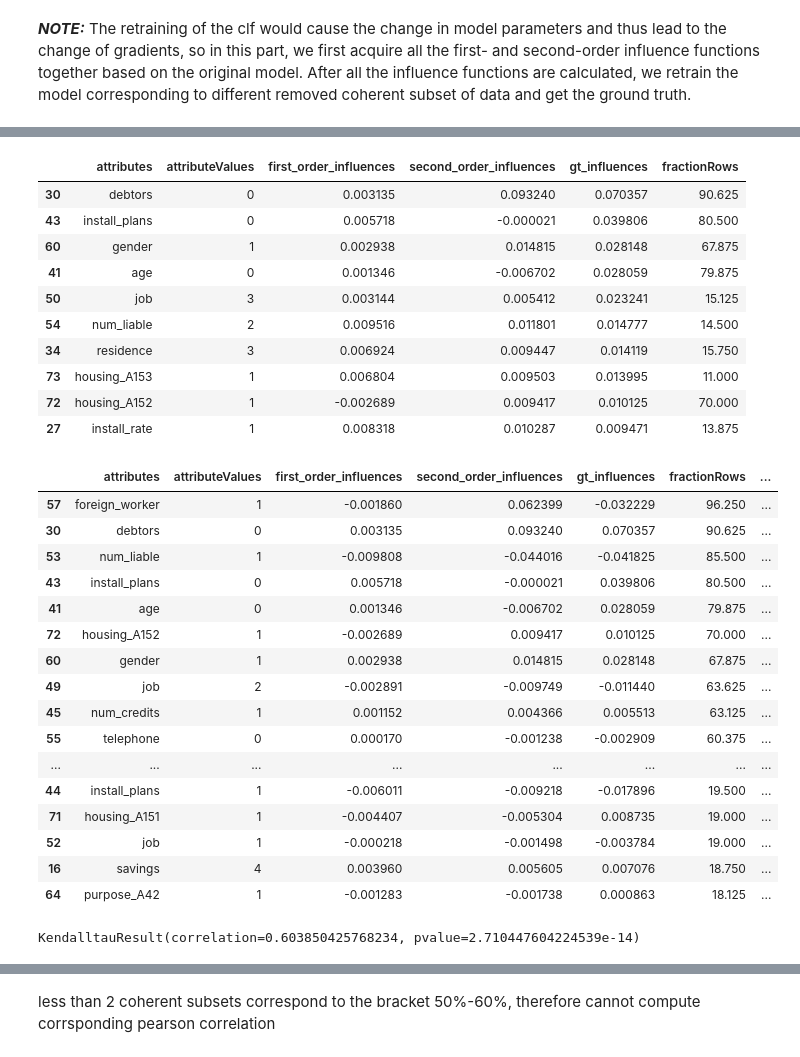
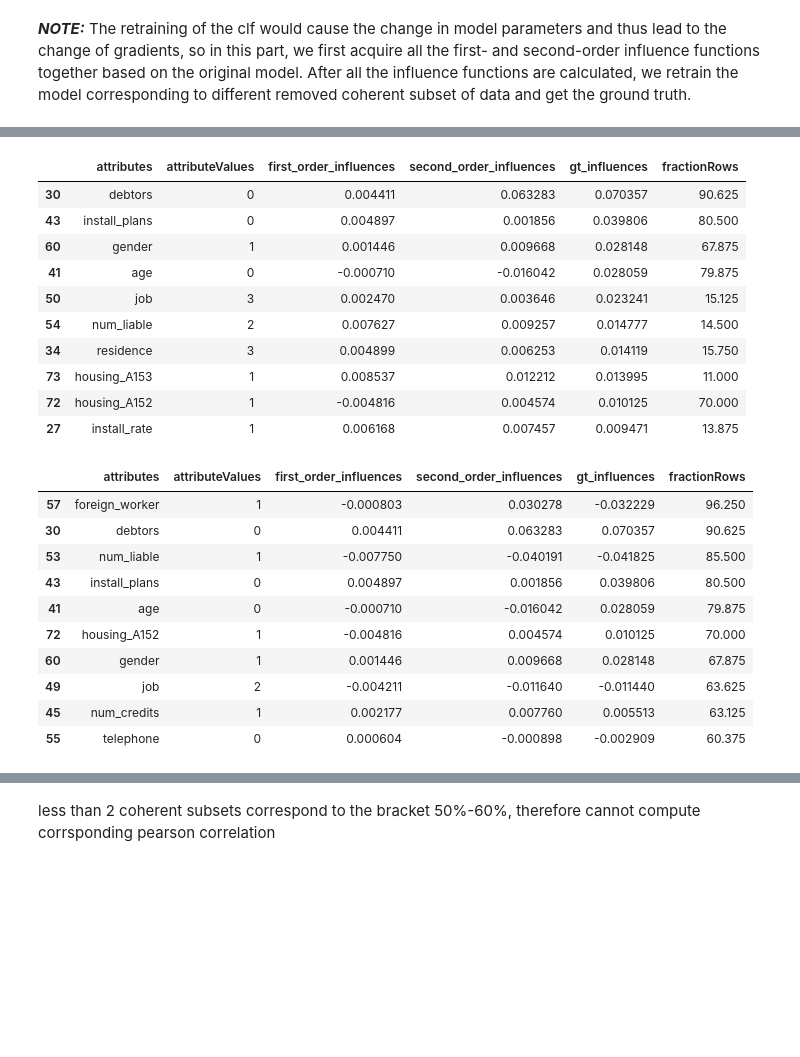
Before and after one commit to romilapradhan/gopher, a Jupyter notebook: Integration/if_predicates.ipynb, the cells around one changed output, grey strips where cells are left out. Drawn from its saved outputs; the diff is of its cells as text; code cells hidden in the pictures; blank space fills up the shorter version.

```diff
--- a/Integration/if_predicates.ipynb
+++ b/Integration/if_predicates.ipynb
@@ -98,7 +98,7 @@ def computeAccuracy(y_true, y_pred):
 def del_L_del_theta_i(model, x, y_true, retain_graph=False):
     loss = loss_func(model, x, y_true)
     w = [ p for p in model.parameters() if p.requires_grad ]
-    return grad(loss, w, create_graph=True, retain_graph=retain_graph)
+    return grad(loss, w, retain_graph=retain_graph)
 # %% [markdown]
 **First-order derivative of $P(y \mid \textbf{x})$ with respect to model parameters**
 # %%
@@ -249,15 +249,14 @@ def first_order_influence(del_L_del_theta, hinv_v, n):
     return infs
 # %%
 def first_order_group_influence(U, del_L_del_theta):
-    infs = []
     u = len(U)
     n = len(X_train)
+    del_L_del_theta_sum = 0
+
     for i in range(u):
         idx = U[i]
-        inf = -np.dot(del_L_del_theta[idx].transpose(), hinv)
-        inf *= -1/n
-        infs.append(inf)
-    return np.sum(infs, axis=0)
+        del_L_del_theta_sum += del_L_del_theta[idx]*(1/n)
+    return np.matmul(del_L_del_theta_sum.transpose(), hinv)
 # %% [markdown]
 **Second-order influence computation for a group of points in subset U**
 # %%
@@ -320,7 +319,7 @@ if active:
     if dataset == 'german':
         predicates = ['age']
     elif dataset == 'adult':
-        predicates = ['gender_Male']
+        predicates = ['gender']
     elif dataset == 'compas':
         predicates = ['race']
     idx = X_train_orig.index
@@ -579,34 +578,28 @@ explanations.sort_values(by=['second_order_influences'], ascending=False).head(1
 explanations.sort_values(by=['gt_influences'], ascending=False).head(10)
 # %% [output]
 |  | attributes | attributeValues | first_order_influences | second_order_influences | gt_influences | fractionRows |
-| 30 | debtors | 0 | 0.003135 | 0.093240 | 0.070357 | 90.625 |
-| 43 | install_plans | 0 | 0.005718 | -0.000021 | 0.039806 | 80.500 |
-| 60 | gender | 1 | 0.002938 | 0.014815 | 0.028148 | 67.875 |
-| 41 | age | 0 | 0.001346 | -0.006702 | 0.028059 | 79.875 |
-| 50 | job | 3 | 0.003144 | 0.005412 | 0.023241 | 15.125 |
-| 54 | num_liable | 2 | 0.009516 | 0.011801 | 0.014777 | 14.500 |
-| 34 | residence | 3 | 0.006924 | 0.009447 | 0.014119 | 15.750 |
-| 73 | housing_A153 | 1 | 0.006804 | 0.009503 | 0.013995 | 11.000 |
-| 72 | housing_A152 | 1 | -0.002689 | 0.009417 | 0.010125 | 70.000 |
-| 27 | install_rate | 1 | 0.008318 | 0.010287 | 0.009471 | 13.875 |
+| 30 | debtors | 0 | 0.004411 | 0.063283 | 0.070357 | 90.625 |
+| 43 | install_plans | 0 | 0.004897 | 0.001856 | 0.039806 | 80.500 |
+| 60 | gender | 1 | 0.001446 | 0.009668 | 0.028148 | 67.875 |
+| 41 | age | 0 | -0.000710 | -0.016042 | 0.028059 | 79.875 |
+| 50 | job | 3 | 0.002470 | 0.003646 | 0.023241 | 15.125 |
+| 54 | num_liable | 2 | 0.007627 | 0.009257 | 0.014777 | 14.500 |
+| 34 | residence | 3 | 0.004899 | 0.006253 | 0.014119 | 15.750 |
+| 73 | housing_A153 | 1 | 0.008537 | 0.012212 | 0.013995 | 11.000 |
+| 72 | housing_A152 | 1 | -0.004816 | 0.004574 | 0.010125 | 70.000 |
+| 27 | install_rate | 1 | 0.006168 | 0.007457 | 0.009471 | 13.875 |
 # %%
-explanations.sort_values(by=['fractionRows'], ascending=False).head(40)
+explanations.sort_values(by=['fractionRows'], ascending=False).head(10)
 # %% [output]
-|  | attributes | attributeValues | first_order_influences | second_order_influences | gt_influences | fractionRows | ... |
-| 57 | foreign_worker | 1 | -0.001860 | 0.062399 | -0.032229 | 96.250 | ... |
-| 30 | debtors | 0 | 0.003135 | 0.093240 | 0.070357 | 90.625 | ... |
-| 53 | num_liable | 1 | -0.009808 | -0.044016 | -0.041825 | 85.500 | ... |
-| 43 | install_plans | 0 | 0.005718 | -0.000021 | 0.039806 | 80.500 | ... |
-| 41 | age | 0 | 0.001346 | -0.006702 | 0.028059 | 79.875 | ... |
-| 72 | housing_A152 | 1 | -0.002689 | 0.009417 | 0.010125 | 70.000 | ... |
-| 60 | gender | 1 | 0.002938 | 0.014815 | 0.028148 | 67.875 | ... |
-| 49 | job | 2 | -0.002891 | -0.009749 | -0.011440 | 63.625 | ... |
-| 45 | num_credits | 1 | 0.001152 | 0.004366 | 0.005513 | 63.125 | ... |
-| 55 | telephone | 0 | 0.000170 | -0.001238 | -0.002909 | 60.375 | ... |
-| ... | ... | ... | ... | ... | ... | ... | ... |
-| 44 | install_plans | 1 | -0.006011 | -0.009218 | -0.017896 | 19.500 | ... |
-| 71 | housing_A151 | 1 | -0.004407 | -0.005304 | 0.008735 | 19.000 | ... |
-| 52 | job | 1 | -0.000218 | -0.001498 | -0.003784 | 19.000 | ... |
-| 16 | savings | 4 | 0.003960 | 0.005605 | 0.007076 | 18.750 | ... |
-| 64 | purpose_A42 | 1 | -0.001283 | -0.001738 | 0.000863 | 18.125 | ... |
+|  | attributes | attributeValues | first_order_influences | second_order_influences | gt_influences | fractionRows |
+| 57 | foreign_worker | 1 | -0.000803 | 0.030278 | -0.032229 | 96.250 |
+| 30 | debtors | 0 | 0.004411 | 0.063283 | 0.070357 | 90.625 |
+| 53 | num_liable | 1 | -0.007750 | -0.040191 | -0.041825 | 85.500 |
+| 43 | install_plans | 0 | 0.004897 | 0.001856 | 0.039806 | 80.500 |
+| 41 | age | 0 | -0.000710 | -0.016042 | 0.028059 | 79.875 |
+| 72 | housing_A152 | 1 | -0.004816 | 0.004574 | 0.010125 | 70.000 |
+| 60 | gender | 1 | 0.001446 | 0.009668 | 0.028148 | 67.875 |
+| 49 | job | 2 | -0.004211 | -0.011640 | -0.011440 | 63.625 |
+| 45 | num_credits | 1 | 0.002177 | 0.007760 | 0.005513 | 63.125 |
+| 55 | telephone | 0 | 0.000604 | -0.000898 | -0.002909 | 60.375 |
 # %%
@@ -616,5 +609,3 @@ explanations["so_rank"] = len(explanations) - ss.rankdata(explanations["second_o
 # %%
-stats.kendalltau(explanations["gt_rank"], explanations["so_rank"])
+# stats.kendalltau(explanations["gt_rank"], explanations["so_rank"])
-# %% [output]
-KendalltauResult(correlation=0.603850425768234, pvalue=2.710447604224539e-14)
 # %%
```
Also changed, not shown: parts of 26 cells of this notebook.
